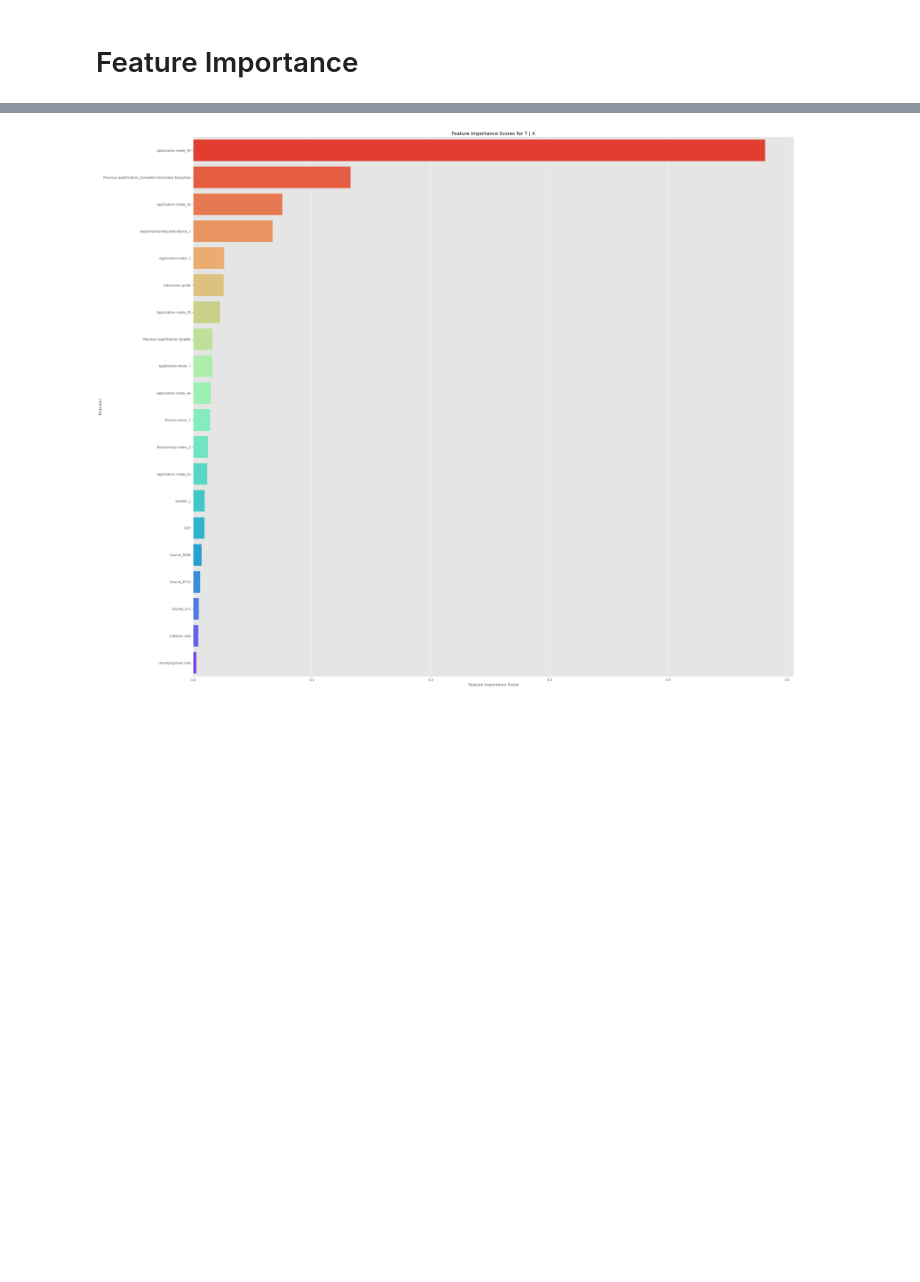
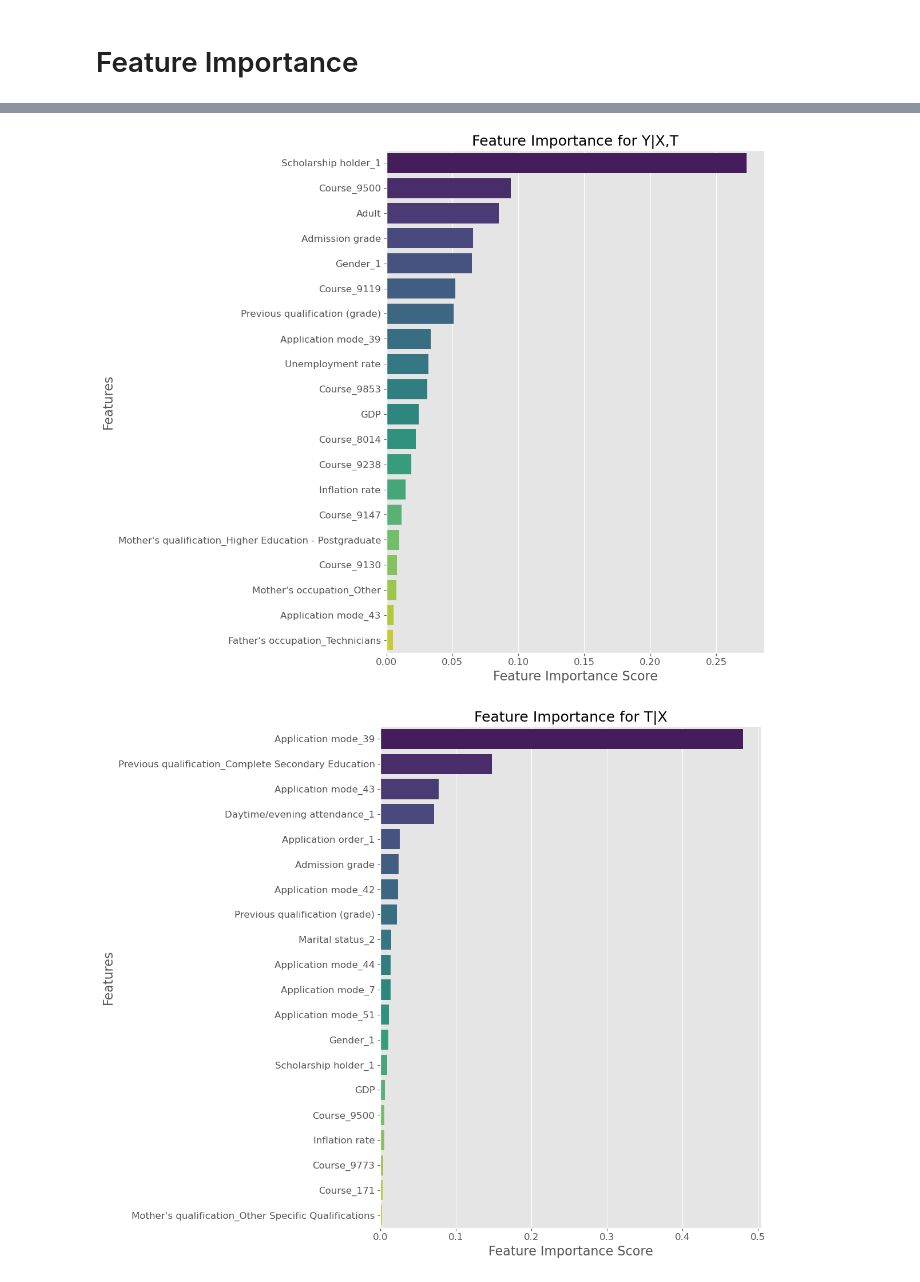
Before and after one commit to GurKeinan/Causal-Inference-Project-Effect-of-Age-on-Graduating, a Jupyter notebook: code/estimation/Comparing Classifiers and Important Features.ipynb, the cells around one changed output, grey strips where cells are left out. Cells and saved outputs as stored; diff of their text form; code cells hidden in the pictures; blank space fills up the shorter version.

```diff
--- a/code/estimation/Comparing Classifiers and Important Features.ipynb
+++ b/code/estimation/Comparing Classifiers and Important Features.ipynb
@@ -225,19 +82,45 @@ Length: 83, dtype: float64
-# %%
-# Visualize feature importances
-num_features_to_plot = 20
-features_to_plot = feature_scores_t[:20]
-palette = sns.color_palette("rainbow", num_features_to_plot)[::-1]
-
-plt.figure(figsize=(30, 24))
-ax = sns.barplot(x=features_to_plot, y=features_to_plot.index, palette=palette)
-ax.set_title("Feature Importance Scores for T | X")
-ax.set_xlabel("Feature Importance Score")
-ax.set_ylabel("Features")
-plt.tight_layout()
-
-# Save the plot
-plt.savefig(T_GIVEN_X_FEATURE_IMPORTANCE_PATH)
-
-plt.show()
-# %% [output]
-[figure, removed]
+# %%
+import matplotlib.pyplot as plt
+import seaborn as sns
+import pandas as pd
+from sklearn.model_selection import train_test_split
+from sklearn.ensemble import GradientBoostingClassifier
+
+def set_plot_style():
+    plt.style.use('ggplot')
+    plt.rcParams['font.size'] = 14
+    plt.rcParams['axes.labelsize'] = 16
+    plt.rcParams['axes.titlesize'] = 18
+    plt.rcParams['xtick.labelsize'] = 12
+    plt.rcParams['ytick.labelsize'] = 12
+    plt.rcParams['legend.fontsize'] = 12
+    plt.rcParams['figure.titlesize'] = 20
+
+def plot_feature_importance(X, y, title, save_path, num_features=20):
+    model = GradientBoostingClassifier(random_state=42)
+    model.fit(X, y)
+
+    feature_scores = pd.Series(model.feature_importances_, index=X.columns).sort_values(ascending=False)
+    features_to_plot = feature_scores[:num_features]
+
+    plt.figure(figsize=(12, 10))
+    ax = sns.barplot(x=features_to_plot.values, y=features_to_plot.index, palette='viridis')
+    ax.set_title(title)
+    ax.set_xlabel("Feature Importance Score")
+    ax.set_ylabel("Features")
+
+    plt.tight_layout()
+    plt.savefig(save_path, dpi=300, bbox_inches='tight')
+    plt.show()
+
+# Set the plot style
+set_plot_style()
+
+# Plot feature importance for Y|X,T
+plot_feature_importance(Xt, y, "Feature Importance for Y|X,T", Y_GIVEN_XT_FEATURE_IMPORTANCE_PATH)
+
+# Plot feature importance for T|X
+plot_feature_importance(X, t, "Feature Importance for T|X", T_GIVEN_X_FEATURE_IMPORTANCE_PATH)
+# %% [output]
+[figure, added]
+[figure, added]
```
Also changed, not shown: parts of 13 cells of this notebook, 4 other files.
